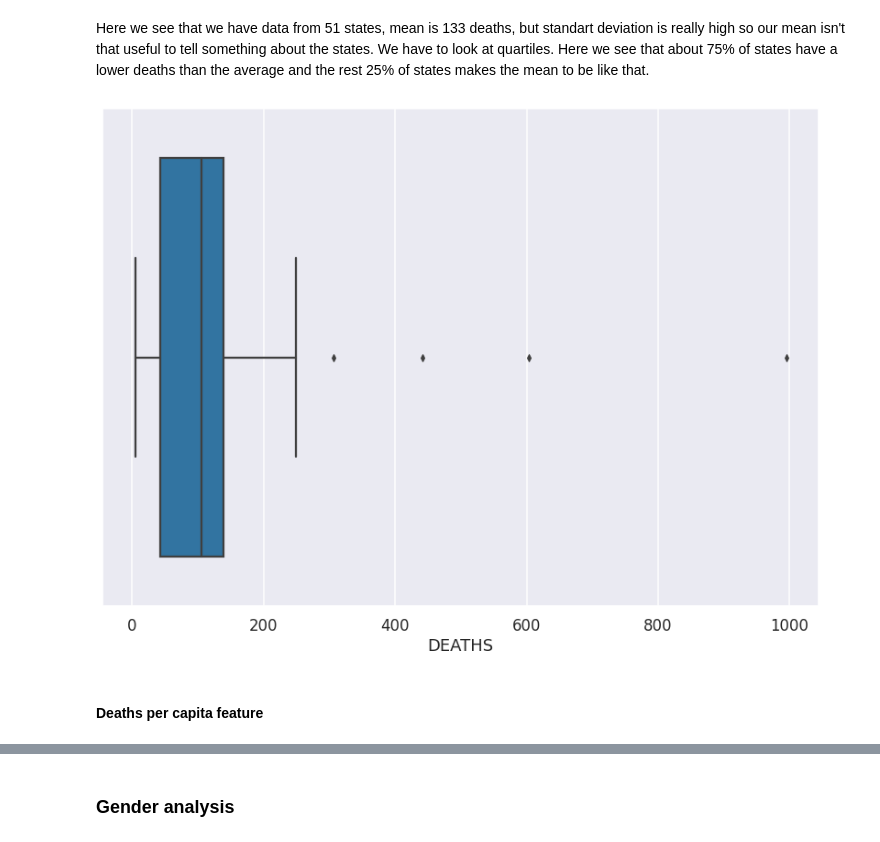
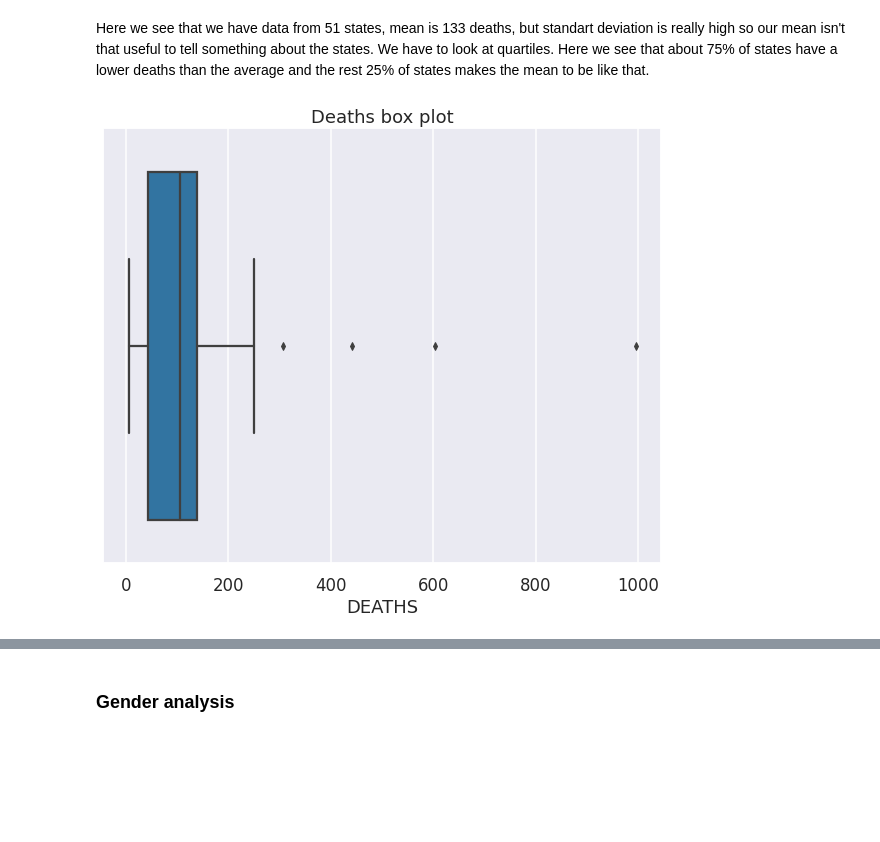
Before and after one commit to NerijusSh/data-police-shootings, a Jupyter notebook: 141.ipynb, the cells around one changed output, grey strips where cells are left out. Saved outputs shown, nothing was run; the diff lists cells and outputs as text; code cells hidden in the pictures; blank space fills up the shorter version.

```diff
--- a/141.ipynb
+++ b/141.ipynb
@@ -321,8 +322,7 @@ population_df.head()
 # %% [markdown]
 In order to make another DataFrame with deaths per capita I need to find how many deaths each state by making another DataFrame has and to concat the newly loaded dataset with the one I just made.
 # %%
-states_group=shootings_df.groupby('state')
-states_df=pd.DataFrame(states_group.count())
+states_df=shootings_df.groupby('state').count()
 # %%
 states_df['DEATHS']=states_df['id']
 states_df=states_df[['DEATHS']].reset_index()
@@ -418,13 +398,12 @@ Name: DEATHS, dtype: object
 # %% [markdown]
 Here we see that we have data from 51 states, mean is 133 deaths, but standart deviation is really high so our mean isn't that useful to tell something about the states. We have to look at quartiles. Here we see that about 75% of states have a lower deaths than the average and the rest 25% of states makes the mean to be like that.
 # %%
-fig=plt.figure(figsize=(14,10))
+fig=plt.figure(figsize=(10,8))
 ax=plt.axes()
 
 sns.boxplot(data=full_df, x='DEATHS')
 
+plt.title('Deaths box plot')
 plt.show()
 # %% [output]
-[figure, old version]
+[figure, new version]
-# %% [markdown]
-#### Deaths per capita feature
```
Also changed, not shown: parts of 50 cells of this notebook.
